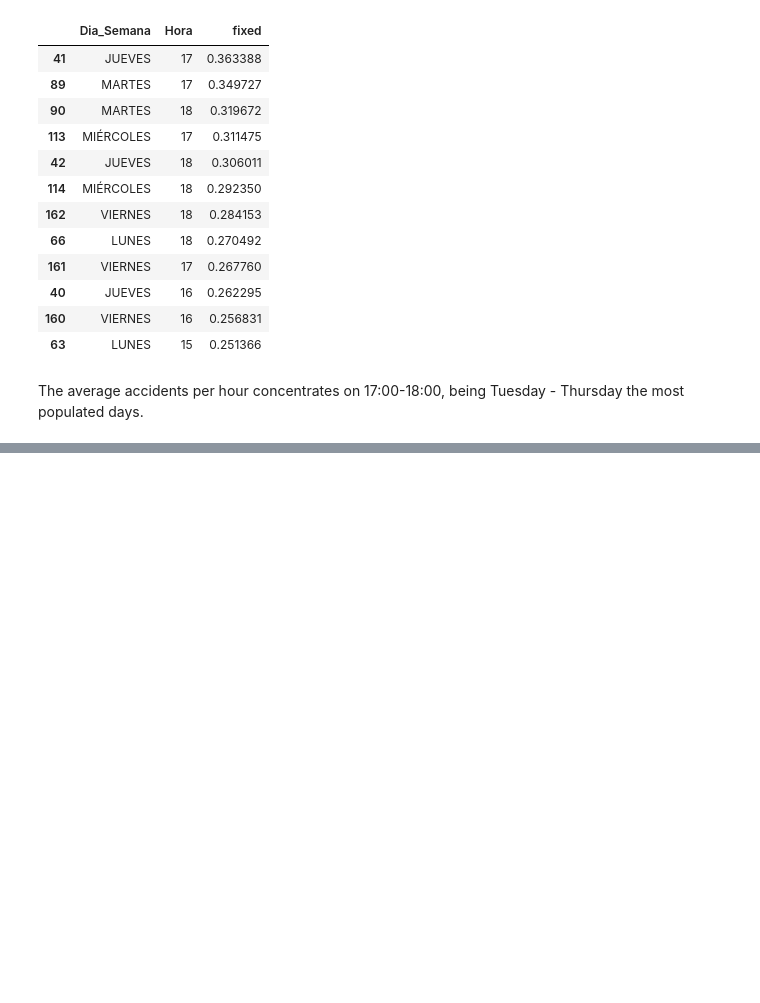
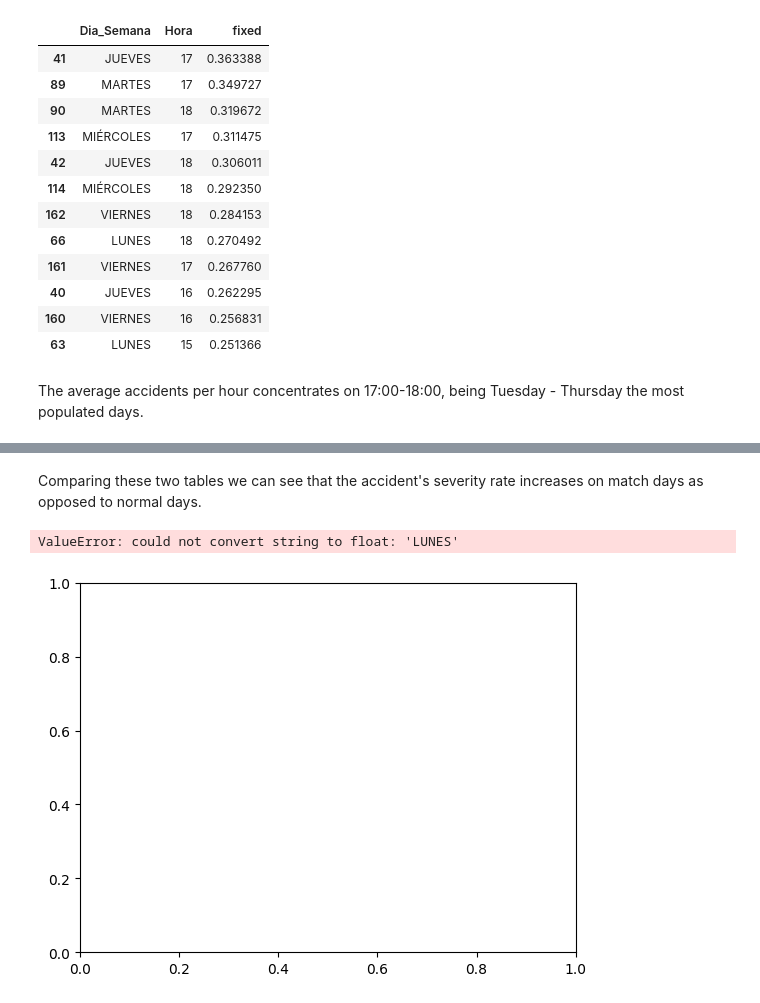
Before and after one commit to mdeleond/Portfolio, a Jupyter notebook: Projects/Montevideo Traffic accidents analysis/Siniestros_en_Montevideo_2024.ipynb, the cells around one changed output, grey strips where cells are left out. Cells and saved outputs as stored; diff of their text form; code cells hidden in the pictures; blank space fills up the shorter version.

```diff
--- a/Projects/Montevideo Traffic accidents analysis/Siniestros_en_Montevideo_2024.ipynb
+++ b/Projects/Montevideo Traffic accidents analysis/Siniestros_en_Montevideo_2024.ipynb
@@ -389,0 +492,4 @@ dtype: object
+# %%
+local_matches['Fecha'] = pd.to_datetime(local_matches['Fecha'])
+local_matches['Hora'] = pd.to_datetime(local_matches['Hora'],format='%H:%M').dt.hour
+local_matches
@@ -548,0 +1038,8 @@ The average accidents per hour concentrates on 17:00-18:00, being Tuesday - Thur
+# %%
+#there are some friendly matches that call little attention. Let's remove them.
+national_matches = matches[matches['Cup']!='Amistoso']
+national_matches['Hora']=national_matches['Date'].dt.hour
+national_matches['Fecha']=national_matches['Date'].dt.date
+national_matches.drop(columns=['Date'],inplace=True)
+national_matches = national_matches.iloc[:,[-1,-2,0,1,2,3,4]]
+national_matches
@@ -548,0 +1074,4 @@ The average accidents per hour concentrates on 17:00-18:00, being Tuesday - Thur
+# %%
+#no we are going to filter the two most popular football teams in Uruguay - Nacional and Peñarol FC
+local_matches_pop = local_matches[local_matches['ref'].str.contains('NAC|PEÑ')].reset_index(drop=True)
+local_matches_pop
@@ -548,0 +1096,14 @@ The average accidents per hour concentrates on 17:00-18:00, being Tuesday - Thur
+# %%
+accidents_matches = accidents.groupby(['Fecha','Hora','Dia_Semana','Gravedad']).agg({'fixed':'sum'}).reset_index()
+accidents_matches
+
+#let's make a common date-time reference for all datasets -the date_hour index.
+accidents_matches['index_'] = accidents_matches['Fecha'].astype(str) + '_' + accidents_matches['Hora'].astype(str)
+national_matches['index_'] = national_matches['Fecha'].astype(str) + '_' + national_matches['Hora'].astype(str)
+local_matches_pop['index_'] = local_matches_pop['Fecha'].astype(str) + '_' + local_matches_pop['Hora'].astype(str)
+
+#we can now join all the data tracking
+accidents_matches['Matches'] = accidents_matches['index_'].apply(lambda x: 'NT' if x in national_matches['index_'].values else 'LT' if x in local_matches_pop['index_'].values else 'None')
+accidents_matches.drop(columns=['index_'],inplace=True)
+accidents_matches.rename(columns={'fixed':'accidents'},inplace=True)
+accidents_matches
@@ -548,0 +1174,14 @@ The average accidents per hour concentrates on 17:00-18:00, being Tuesday - Thur
+# %% [markdown]
+Comparing these two tables we can see that the accident's severity rate increases on match days as opposed to normal days.
+# %%
+fig, ax = plt.subplots()
+sns.heatmap(accidents_matches.corr(method='pearson'), annot=True, fmt='1.2f',robust=False,cmap="YlOrBr")
+#plt.title('On average, Tuesdays and Thursdays \n have the highest number of accidents per day per hour at 5pm.',loc='left',fontweight="light")
+#ax.set(xlabel="Day", ylabel="Hour")
+ax.xaxis.tick_top()
+plt.xticks(rotation=60)
+plt.yticks(rotation=0)
+plt.show()
+# %% [output]
+ValueError: could not convert string to float: 'LUNES'
+[figure, added]
```
Also changed, not shown: parts of 65 cells of this notebook.
